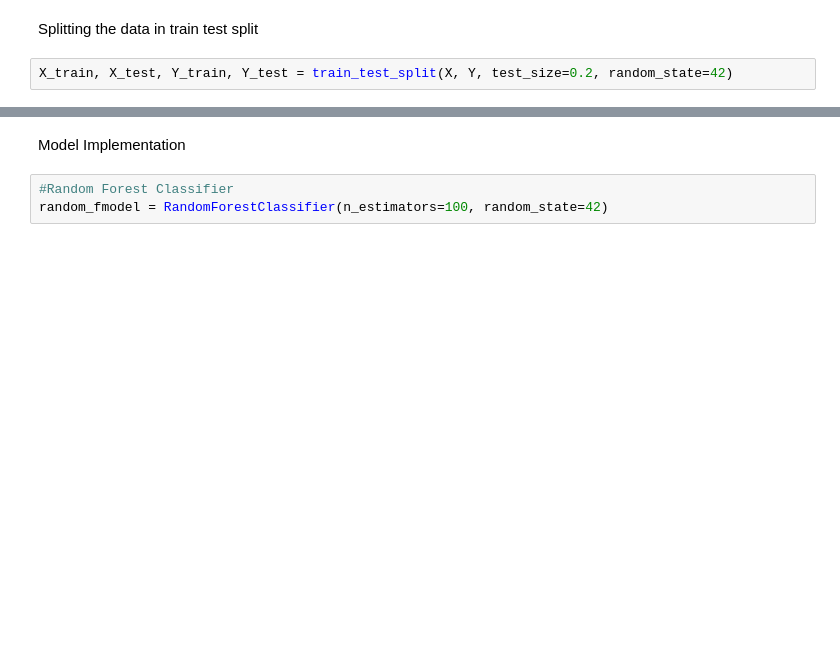
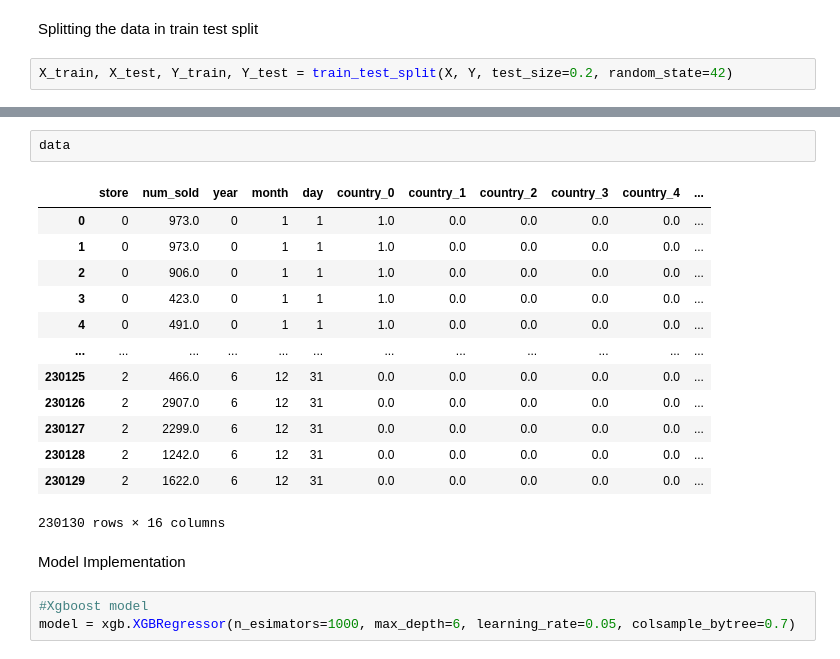
Before and after one commit to MUSTAFA892/Machine-Learning-projects, a Jupyter notebook: Sticker-Sales-Prediction/Sticker.ipynb, the cells around one changed output, grey strips where cells are left out. Cells and saved outputs as stored; diff of their text form; blank space fills up the shorter version.

```diff
--- a/Sticker-Sales-Prediction/Sticker.ipynb
+++ b/Sticker-Sales-Prediction/Sticker.ipynb
@@ -376,5 +381,21 @@ print(X_train.shape,X_test.shape,X.shape)
+# %%
+data
+# %% [output]
+|  | store | num_sold | year | month | day | country_0 | country_1 | country_2 | country_3 | country_4 | ... |
+| 0 | 0 | 973.0 | 0 | 1 | 1 | 1.0 | 0.0 | 0.0 | 0.0 | 0.0 | ... |
+| 1 | 0 | 973.0 | 0 | 1 | 1 | 1.0 | 0.0 | 0.0 | 0.0 | 0.0 | ... |
+| 2 | 0 | 906.0 | 0 | 1 | 1 | 1.0 | 0.0 | 0.0 | 0.0 | 0.0 | ... |
+| 3 | 0 | 423.0 | 0 | 1 | 1 | 1.0 | 0.0 | 0.0 | 0.0 | 0.0 | ... |
+| 4 | 0 | 491.0 | 0 | 1 | 1 | 1.0 | 0.0 | 0.0 | 0.0 | 0.0 | ... |
+| ... | ... | ... | ... | ... | ... | ... | ... | ... | ... | ... | ... |
+| 230125 | 2 | 466.0 | 6 | 12 | 31 | 0.0 | 0.0 | 0.0 | 0.0 | 0.0 | ... |
+| 230126 | 2 | 2907.0 | 6 | 12 | 31 | 0.0 | 0.0 | 0.0 | 0.0 | 0.0 | ... |
+| 230127 | 2 | 2299.0 | 6 | 12 | 31 | 0.0 | 0.0 | 0.0 | 0.0 | 0.0 | ... |
+| 230128 | 2 | 1242.0 | 6 | 12 | 31 | 0.0 | 0.0 | 0.0 | 0.0 | 0.0 | ... |
+| 230129 | 2 | 1622.0 | 6 | 12 | 31 | 0.0 | 0.0 | 0.0 | 0.0 | 0.0 | ... |
+230130 rows × 16 columns
 # %% [markdown]
 Model Implementation
-# %%
-#Random Forest Classifier
-random_fmodel = RandomForestClassifier(n_estimators=100, random_state=42)
+# %%
+#Xgboost model
+model = xgb.XGBRegressor(n_esimators=1000, max_depth=6, learning_rate=0.05, colsample_bytree=0.7)
```
Also changed, not shown: parts of 39 cells of this notebook, 1 other file.
